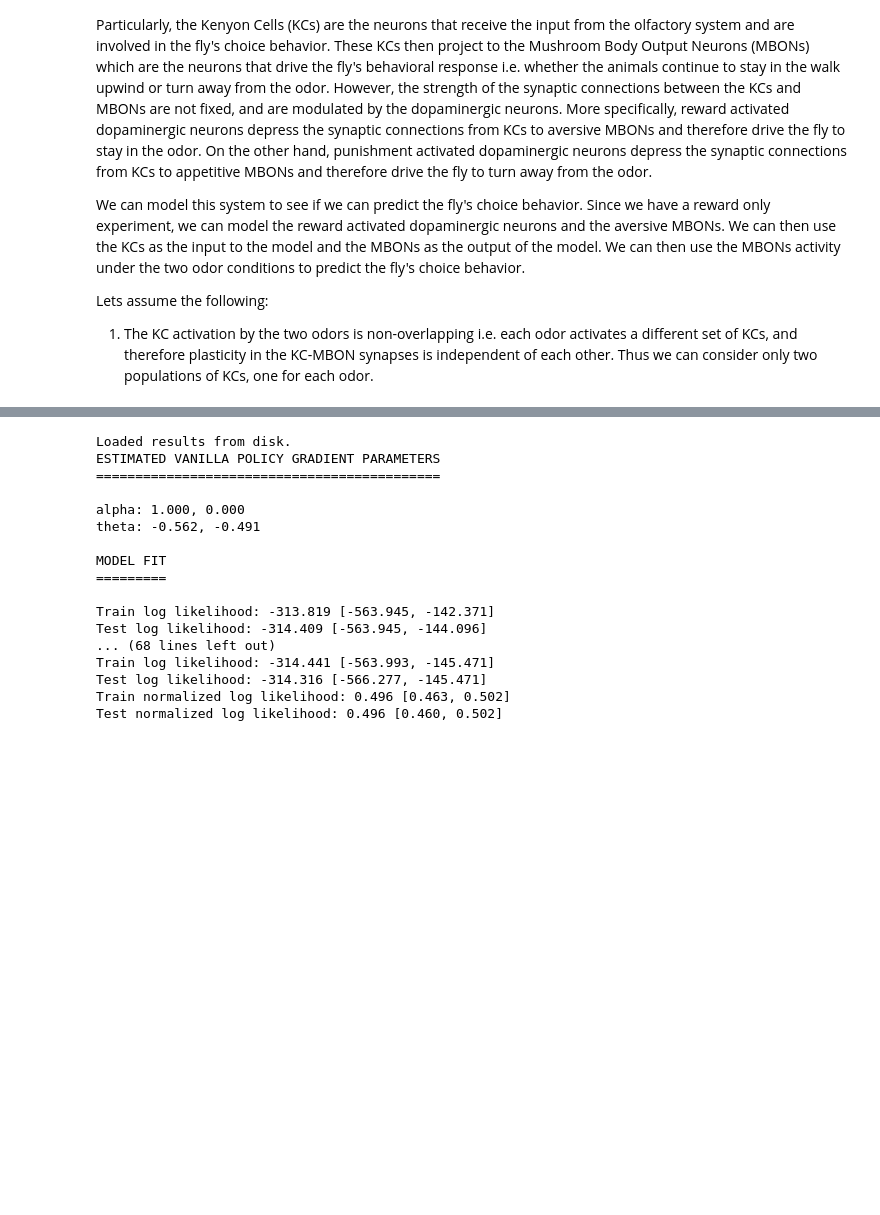
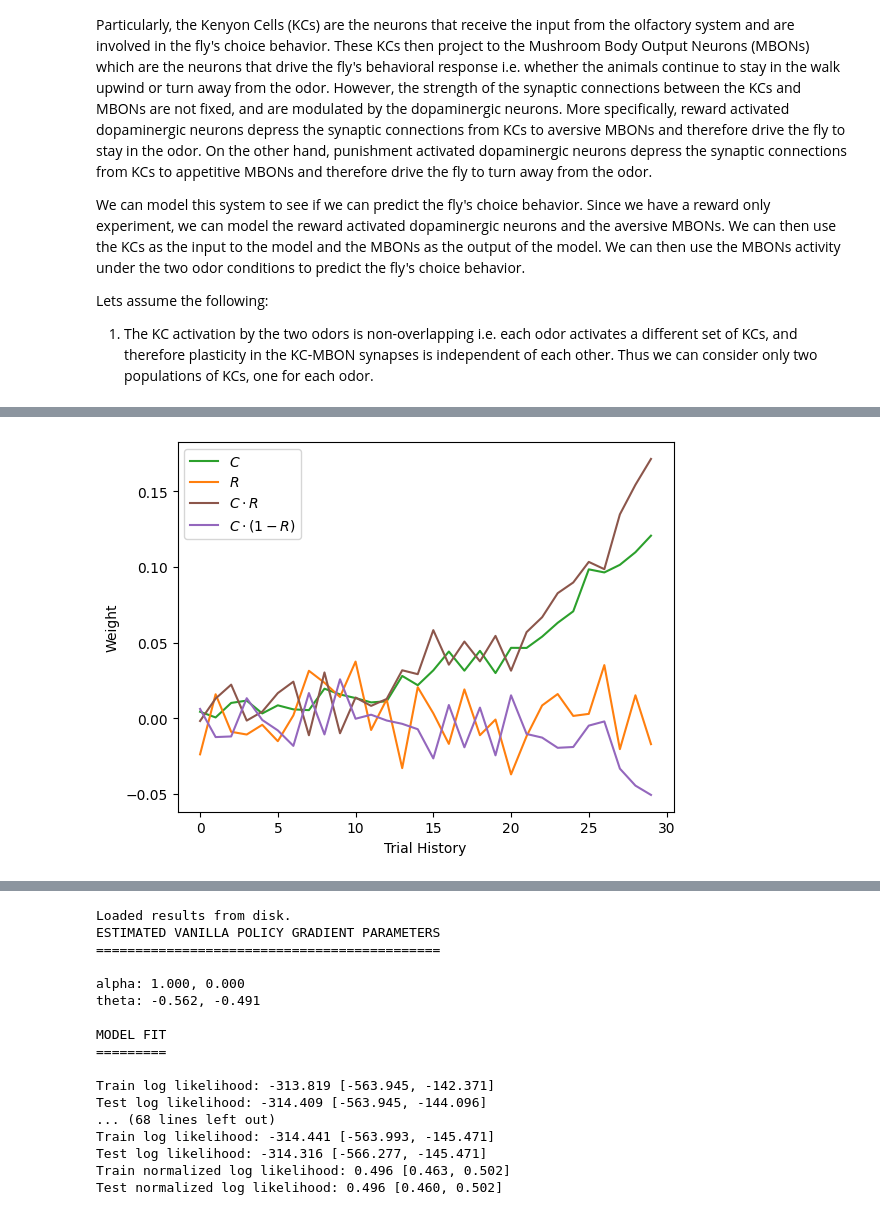
Before and after one commit to neurorishika/pyGORL, a Jupyter notebook: analysis/cognitive_analysis.ipynb, the cells around one changed output, grey strips where cells are left out. Cells and saved outputs as stored; diff of their text form; code cells hidden in the pictures; blank space fills up the shorter version.

Commit message:
updated with neuronal models

```diff
--- a/analysis/cognitive_analysis.ipynb
+++ b/analysis/cognitive_analysis.ipynb
@@ -2392,0 +2678,16 @@ class MushroomBody:
+# %%
+# fit logistic to generated data
+HISTORY_SIZE = 30
+
+model = fit_logreg(generated_choices, generated_rewards, HISTORY_SIZE,'full')
+names = [r'$C$', r'$R$', r'$C \cdot R$', r'$C \cdot (1-R)$']
+colors = ['tab:green', 'tab:orange', 'tab:brown', 'tab:purple']
+for i in range(4):
+    plt.plot(np.array_split(model.coef_[0], model.coef_[0].shape[0]//HISTORY_SIZE)[i], label=names[i], color=colors[i])
+
+plt.xlabel('Trial History')
+plt.ylabel('Weight')
+plt.legend()
+plt.show()
+# %% [output]
+[figure, added]
```
Also changed, not shown: parts of 13 cells of this notebook, 1 other file.
